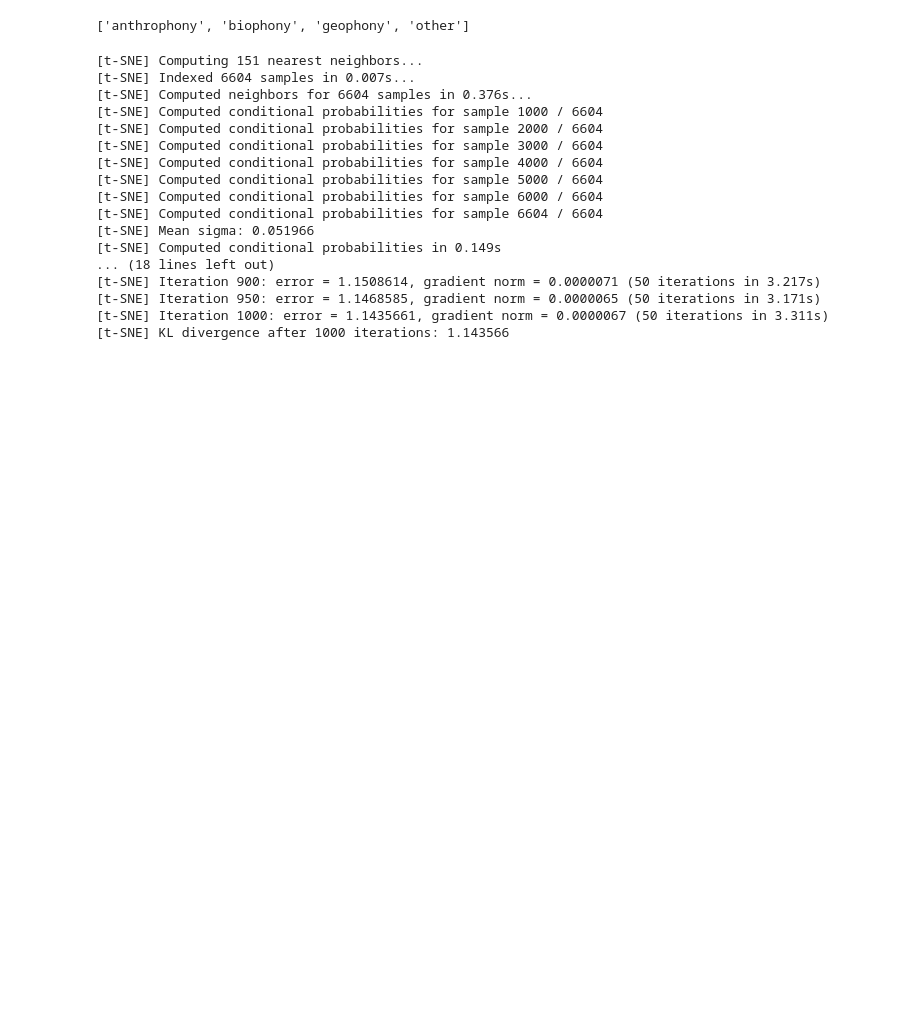
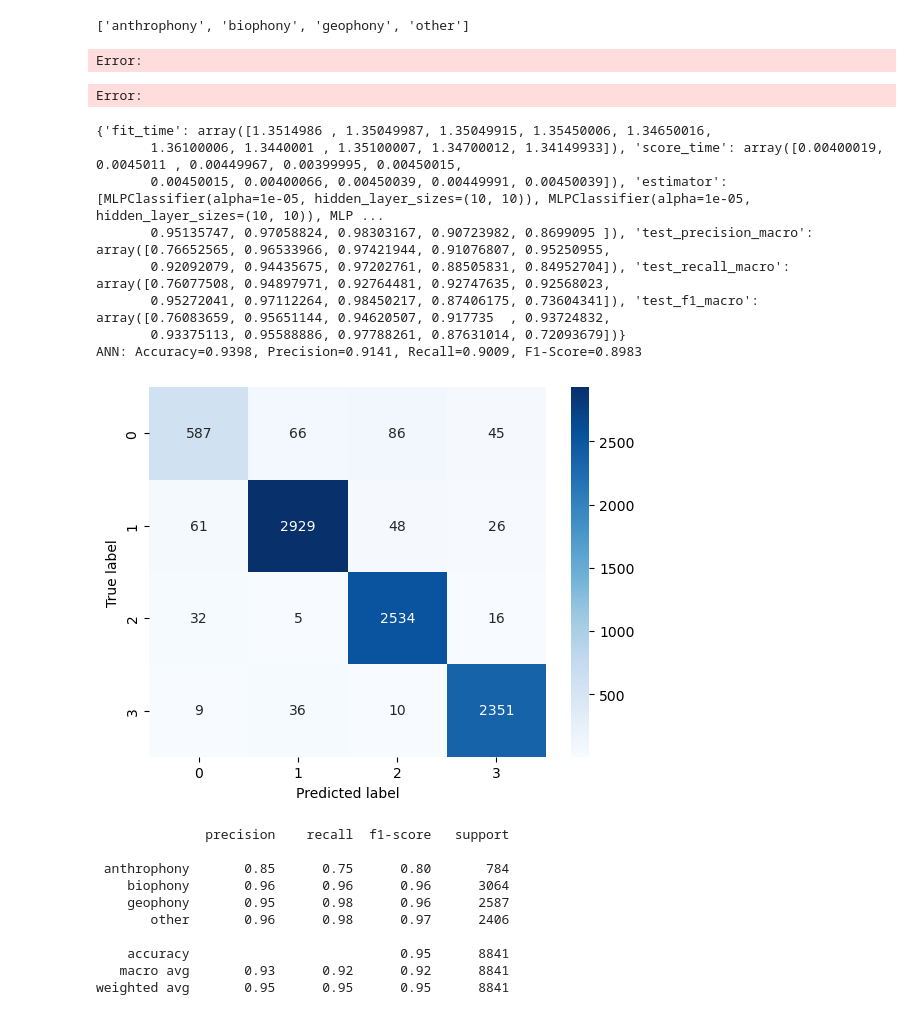
Before and after one commit to thomasnapier/AudioHandling, a Jupyter notebook: Supervised.ipynb, the cells around one changed output. Cells and saved outputs as stored; diff of their text form; code cells hidden in the pictures; blank space fills up the shorter version.

```diff
--- a/Supervised.ipynb
+++ b/Supervised.ipynb
@@ -107,23 +78,8 @@ target_names
 # %% [output]
 ['anthrophony', 'biophony', 'geophony', 'other']
 # %%
-# from sklearn.manifold import TSNE
-# X = TSNE(n_components=3, learning_rate=150, perplexity=50, verbose=2, angle=0.1, random_state=0).fit_transform(X)
+from sklearn.manifold import TSNE
+X = TSNE(n_components=3, learning_rate=150, perplexity=50, verbose=2, angle=0.1, random_state=0).fit_transform(X)
 # %% [output]
-[t-SNE] Computing 151 nearest neighbors...
-[t-SNE] Indexed 6604 samples in 0.007s...
-[t-SNE] Computed neighbors for 6604 samples in 0.376s...
-[t-SNE] Computed conditional probabilities for sample 1000 / 6604
-[t-SNE] Computed conditional probabilities for sample 2000 / 6604
-[t-SNE] Computed conditional probabilities for sample 3000 / 6604
-[t-SNE] Computed conditional probabilities for sample 4000 / 6604
-[t-SNE] Computed conditional probabilities for sample 5000 / 6604
-[t-SNE] Computed conditional probabilities for sample 6000 / 6604
-[t-SNE] Computed conditional probabilities for sample 6604 / 6604
-[t-SNE] Mean sigma: 0.051966
-[t-SNE] Computed conditional probabilities in 0.149s
-... (18 lines left out)
-[t-SNE] Iteration 900: error = 1.1508614, gradient norm = 0.0000071 (50 iterations in 3.217s)
-[t-SNE] Iteration 950: error = 1.1468585, gradient norm = 0.0000065 (50 iterations in 3.171s)
-[t-SNE] Iteration 1000: error = 1.1435661, gradient norm = 0.0000067 (50 iterations in 3.311s)
-[t-SNE] KL divergence after 1000 iterations: 1.143566
+Error:
+Error:
@@ -129,0 +128,57 @@ target_names
+# %%
+from sklearn.model_selection import cross_validate, cross_val_predict
+from sklearn.metrics import confusion_matrix, classification_report
+from sklearn.neural_network import MLPClassifier
+import seaborn as sns
+import matplotlib.pyplot as plt
+
+classifiers = {
+    'ANN': MLPClassifier(solver='adam', alpha=1e-5, hidden_layer_sizes=(10, 10)),
+}
+
+scoring = ['accuracy', 'precision_macro', 'recall_macro', 'f1_macro']
+
+for name, clf in classifiers.items():
+    if name == 'ANN':
+        # Add your input features and target variable to X and y respectively
+        cv_results = cross_validate(clf, X, y, cv=10, scoring=scoring, return_estimator=True)
+        print(cv_results)
+        acc = cv_results['test_accuracy'].mean()
+        precision = cv_results['test_precision_macro'].mean()
+        recall = cv_results['test_recall_macro'].mean()
+        f1 = cv_results['test_f1_macro'].mean()
+        print(f"{name}: Accuracy={acc:.4f}, Precision={precision:.4f}, Recall={recall:.4f}, F1-Score={f1:.4f}")
+
+        y_pred = cross_val_predict(clf, X, y, cv=10)
+        cm = confusion_matrix(y, y_pred)
+        plt.figure()
+        sns.heatmap(cm, annot=True, fmt='g', cmap='Blues')
+        plt.xlabel('Predicted label')
+        plt.ylabel('True label')
+        plt.show()
+
+        # There is no need to generate decision tree diagram or feature importance for ANN
+    else:
+        continue  # Skip other classifiers
+
+    print(classification_report(y, y_pred, target_names=target_names))
+# %% [output]
+{'fit_time': array([1.3514986 , 1.35049987, 1.35049915, 1.35450006, 1.34650016,
+       1.36100006, 1.3440001 , 1.35100007, 1.34700012, 1.34149933]), 'score_time': array([0.00400019, 0.0045011 , 0.00449967, 0.00399995, 0.00450015,
+       0.00450015, 0.00400066, 0.00450039, 0.00449991, 0.00450039]), 'estimator': [MLPClassifier(alpha=1e-05, hidden_layer_sizes=(10, 10)), MLPClassifier(alpha=1e-05, hidden_layer_sizes=(10, 10)), MLP ...
+       0.95135747, 0.97058824, 0.98303167, 0.90723982, 0.8699095 ]), 'test_precision_macro': array([0.76652565, 0.96533966, 0.97421944, 0.91076807, 0.95250955,
+       0.92092079, 0.94435675, 0.97202761, 0.88505831, 0.84952704]), 'test_recall_macro': array([0.76077508, 0.94897971, 0.92764481, 0.92747635, 0.92568023,
+       0.95272041, 0.97112264, 0.98450217, 0.87406175, 0.73604341]), 'test_f1_macro': array([0.76083659, 0.95651144, 0.94620507, 0.917735  , 0.93724832,
+       0.93375113, 0.95588886, 0.97788261, 0.87631014, 0.72093679])}
+ANN: Accuracy=0.9398, Precision=0.9141, Recall=0.9009, F1-Score=0.8983
+[figure, added]
+              precision    recall  f1-score   support
+
+ anthrophony       0.85      0.75      0.80       784
+    biophony       0.96      0.96      0.96      3064
+    geophony       0.95      0.98      0.96      2587
+       other       0.96      0.98      0.97      2406
+
+    accuracy                           0.95      8841
+   macro avg       0.93      0.92      0.92      8841
+weighted avg       0.95      0.95      0.95      8841
```
Also changed, not shown: parts of 12 cells of this notebook, 27 other files.
